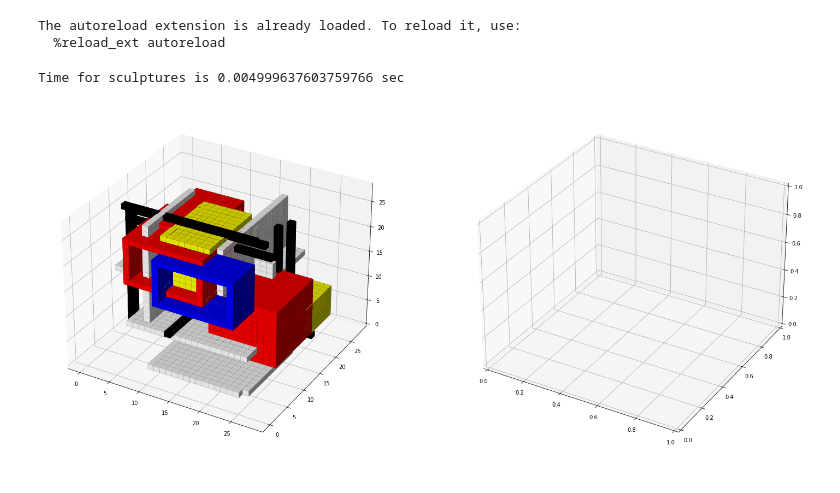
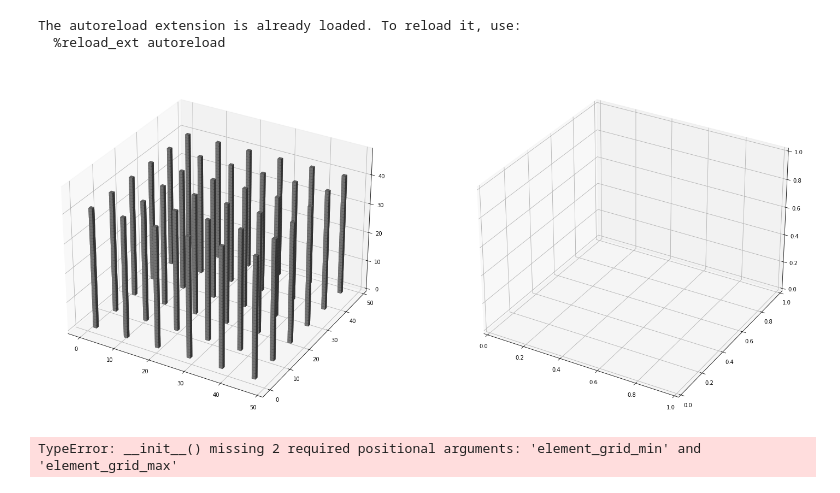
Before and after one commit to juan-garassino/imageWaves, a Jupyter notebook: generate-elements.ipynb, the cells around one changed output. Drawn from its saved outputs; the diff is of its cells as text; code cells hidden in the pictures.

Commit message:
columns grid added

```diff
--- a/generate-elements.ipynb
+++ b/generate-elements.ipynb
@@ -15,3 +27,22 @@ The autoreload extension is already loaded. To reload it, use:
+# %%
+grid_coor_base = np.array(np.meshgrid(x, y, z_base)).T[0]
+# %%
+grid_coor_top = np.array(np.meshgrid(x, y, z_top)).T[0]
+# %%
+grid_coor = np.concatenate((grid_coor_base, grid_coor_top), axis = 2).astype(int)
+# %%
+void = np.zeros((void_dim, void_dim, void_dim))
+
+for column_row in grid_coor:
+    for column in column_row:
+        void[column[0]:column[3]+1, column[1]:column[4]+1, column[2]:column[5]] = element.reshape((column_height,))
+# %%
+fig, axes = plt.subplots(ncols=2, nrows=1, figsize=(25, 25), facecolor = (STYLE), subplot_kw=dict(projection="3d"))
+axes = axes.ravel() # flats
+for index in range(1):
+    axes[index].voxels(void, facecolors="gray", edgecolors="k", linewidth=0.05)
+# %% [output]
+[figure, added]
 # %%
 class Sculptor():
 
@@ -276,15 +340,15 @@ class Sculptor():
 
         return self.void, self.color_void
 # %%
-void_dim = 28
+void_dim = 48
 
 sculptor = Sculptor(void_dim = void_dim,
-                    n_edge_elements = 10,
-                    n_plane_elements = 8,
-                    n_volume_elements = 6,
-                    color_edges = "black",
-                    color_planes = "white",
-                    color_volumes = ["red","blue","yellow"],
+                    n_edge_elements = 6,
+                    n_plane_elements = 5,
+                    n_volume_elements = 4,
+                    color_edges = "dimgrey",
+                    color_planes = "snow",
+                    color_volumes = ["greenyellow","orange","mediumpurple"], # greenyellow, chartreuse, mediumpurple, orange, crimson, turquoise, gold
                     element_edge_min= int(void_dim*0.8),
                     element_edge_max = int(void_dim*0.9),
                     element_plane_min = int(void_dim*0.4),
@@ -298,7 +362,6 @@ sculptor.generative_sculpt()
 
 sculptor.plot_sculpture()
 # %% [output]
-Time for sculptures is 0.004999637603759766 sec
+TypeError: __init__() missing 2 required positional arguments: 'element_grid_min' and 'element_grid_max'
-[figure, removed]
 # %%
 sculptor.plot_sections()
```
Also changed, not shown: parts of 3 cells of this notebook.
